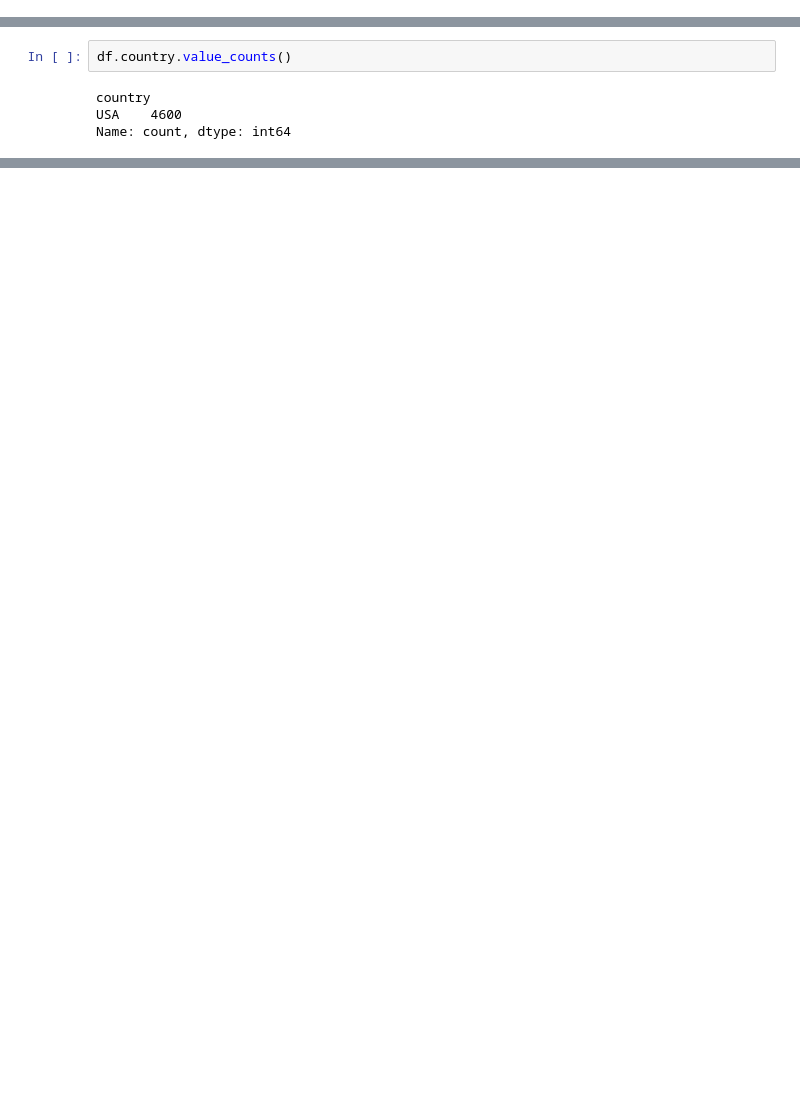
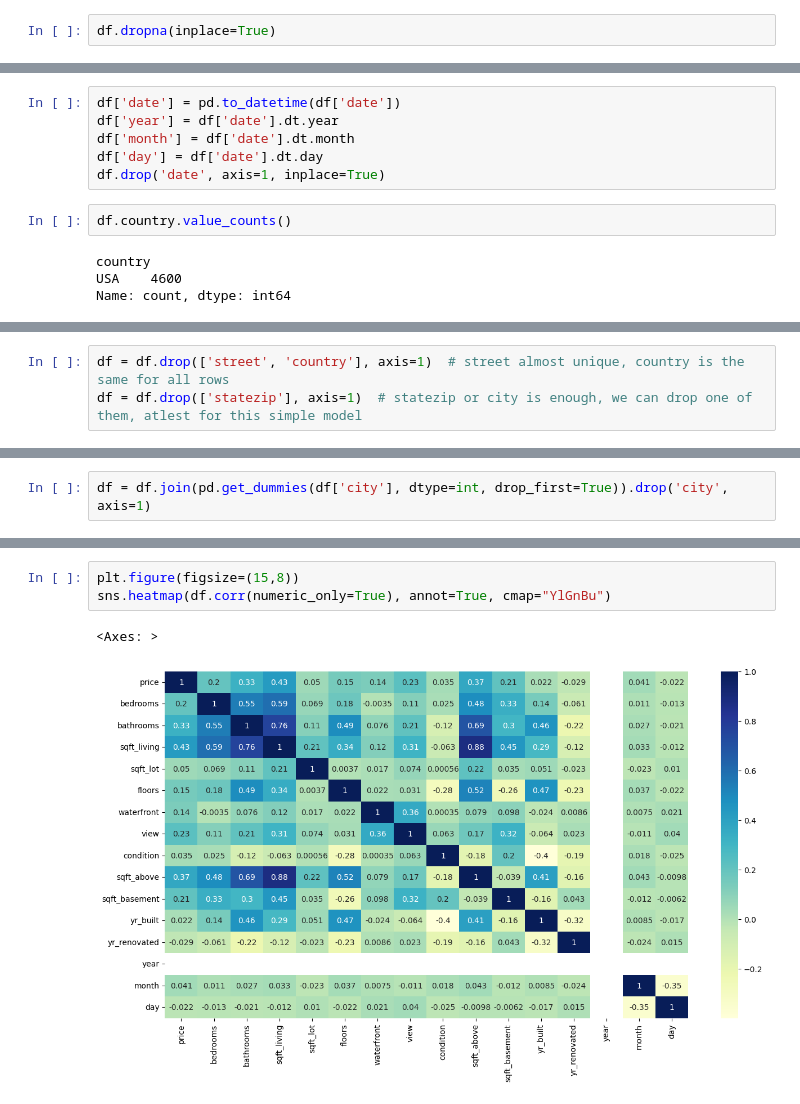
Before and after one commit to UmairAsghar369/Ultimate-Machine-learning, a Jupyter notebook: 02_supervised_learning/regression/Multiple Linear Regression/practice_02_house_price.ipynb, the cells around one changed output, grey strips where cells are left out. Cells and saved outputs as stored; diff of their text form; blank space fills up the shorter version.

```diff
--- a/02_supervised_learning/regression/Multiple Linear Regression/practice_02_house_price.ipynb
+++ b/02_supervised_learning/regression/Multiple Linear Regression/practice_02_house_price.ipynb
@@ -61,3 +53,5 @@ RangeIndex(start=0, stop=4600, step=1)
+# %%
+df.dropna(inplace=True)
 # %%
 df.describe()
 # %% [output]
@@ -70,6 +64,12 @@ df.describe()
 | 50% | 4.609435e+05 | 3.000000 | 2.250000 | 1980.000000 | 7.683000e+03 | 1.500000 | 0.000000 | 0.000000 | 3.000000 | ... |
 | 75% | 6.549625e+05 | 4.000000 | 2.500000 | 2620.000000 | 1.100125e+04 | 2.000000 | 0.000000 | 0.000000 | 4.000000 | ... |
 | max | 2.659000e+07 | 9.000000 | 8.000000 | 13540.000000 | 1.074218e+06 | 3.500000 | 1.000000 | 4.000000 | 5.000000 | ... |
+# %%
+df['date'] = pd.to_datetime(df['date'])
+df['year'] = df['date'].dt.year
+df['month'] = df['date'].dt.month
+df['day'] = df['date'].dt.day
+df.drop('date', axis=1, inplace=True)
 # %%
 df.country.value_counts()
 # %% [output]
@@ -98,0 +87,3 @@ Name: count, dtype: int64
+# %%
+df = df.drop(['street', 'country'], axis=1)  # street almost unique, country is the same for all rows
+df = df.drop(['statezip'], axis=1)  # statezip or city is enough, we can drop one of them, atlest for this simple model
@@ -98,0 +106,2 @@ Name: count, dtype: int64
+# %%
+df = df.join(pd.get_dummies(df['city'], dtype=int, drop_first=True)).drop('city', axis=1)
@@ -98,0 +128,6 @@ Name: count, dtype: int64
+# %%
+plt.figure(figsize=(15,8))
+sns.heatmap(df.corr(numeric_only=True), annot=True, cmap="YlGnBu")
+# %% [output]
+<Axes: >
+[figure, added]
```
Also changed, not shown: parts of 7 cells of this notebook, 2 other files.
